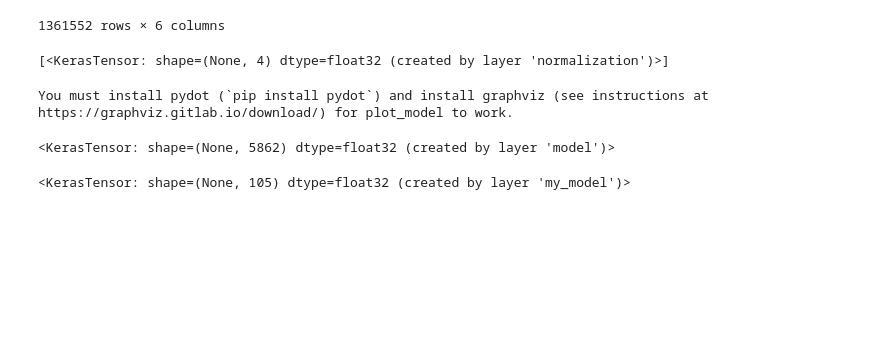
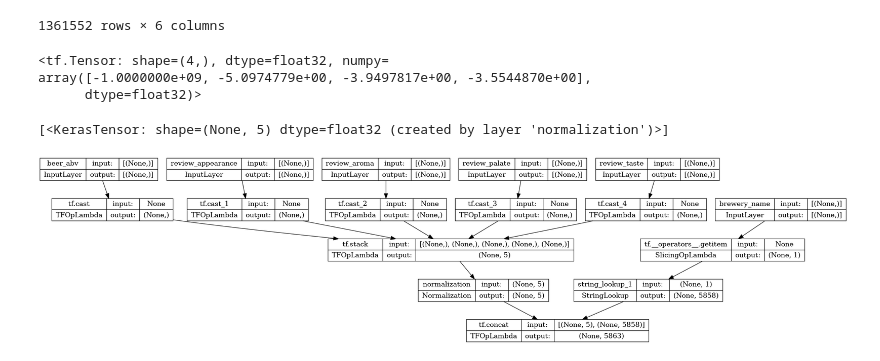
Before and after one commit to TINALIUTS2020/ADSI_AT2, a Jupyter notebook: notebooks/tf_pipeline.ipynb, the cells around one changed output. Saved outputs shown, nothing was run; the diff lists cells and outputs as text; code cells hidden in the pictures; blank space fills up the shorter version.

```diff
--- a/notebooks/tf_pipeline.ipynb
+++ b/notebooks/tf_pipeline.ipynb
@@ -104,0 +103,2 @@ target = target_lookup(y_tensor)
+# %%
+target_lookup = tf.keras.layers.StringLookup(vocabulary=y_vocab, output_mode='one_hot')
@@ -110,6 +112,24 @@ y_test_tensor = tf.convert_to_tensor(y_test)
 y_test_encoded = target_lookup(y_test_tensor)
 test = tf.data.Dataset.from_tensor_slices((dict(x_test), y_test_encoded))
 test = test.batch(BATCH_SIZE)
+# %%
+y, idx, count = tf.unique_with_counts(y_tensor)
+count = tf.cast(count, tf.float32)
+total_tkns = tf.math.reduce_sum(count)
+tkn_probs = count/total_tkns
+log_probs = tf.math.log(tkn_probs)
+vocab_size = target_lookup.vocabulary_size()
+vocab = tf.convert_to_tensor(target_lookup.get_vocabulary())
+
+init = tf.lookup.KeyValueTensorInitializer(y,log_probs)
+couttbl = tf.lookup.StaticHashTable(init, default_value=-1e9)
+bias_vector = tf.zeros(vocab_size,)
+bias_vector = couttbl.lookup(vocab)
+bias_vector[:4]
+# %% [output]
+<tf.Tensor: shape=(4,), dtype=float32, numpy=
+array([-1.0000000e+09, -5.0974779e+00, -3.9497817e+00, -3.5544870e+00],
+      dtype=float32)>
 # %%
 # #compute imputer mean
 # mask = tf.where(tf.math.is_nan(tensor) , 0. , tensor)
@@ -125,6 +145,7 @@ numeric_feature_names = [
     "review_appearance",
     "review_palate",
     "review_taste",
+    "beer_abv"
 ]
 numeric_features = df[numeric_feature_names]
 
@@ -164,7 +185,7 @@ preprocessed.append(numeric_normalized)
 
 preprocessed
 # %% [output]
-[<KerasTensor: shape=(None, 4) dtype=float32 (created by layer 'normalization')>]
+[<KerasTensor: shape=(None, 5) dtype=float32 (created by layer 'normalization')>]
 # %%
 for name in categorical_feature_names:
   vocab = sorted(set(df[name]))
@@ -179,7 +200,8 @@ for name in categorical_feature_names:
   preprocessed.append(x)
 # %%
 preprocesssed_result = tf.concat(preprocessed, axis=-1)
+# preprocesssed_result = tf.expand_dims(preprocesssed_result,1)
 preprocessor = tf.keras.Model(inputs, preprocesssed_result)
-tf.keras.utils.plot_model(preprocessor, rankdir="LR", show_shapes=True)
+tf.keras.utils.plot_model(preprocessor, rankdir="TB", show_shapes=True)
 # %% [output]
-You must install pydot (`pip install pydot`) and install graphviz (see instructions at https://graphviz.gitlab.io/download/) for plot_model to work.
+[figure, added]
@@ -224,13 +249,3 @@ class MyModel(tf.keras.Model):
     return self.outputlyr(x)
 
 body = MyModel()
-# %%
-x = preprocessor(inputs)
-x
-# %% [output]
-<KerasTensor: shape=(None, 5862) dtype=float32 (created by layer 'model')>
-# %%
-result = body(x)
-result
-# %% [output]
-<KerasTensor: shape=(None, 105) dtype=float32 (created by layer 'my_model')>
```
Also changed, not shown: parts of 18 cells of this notebook.
